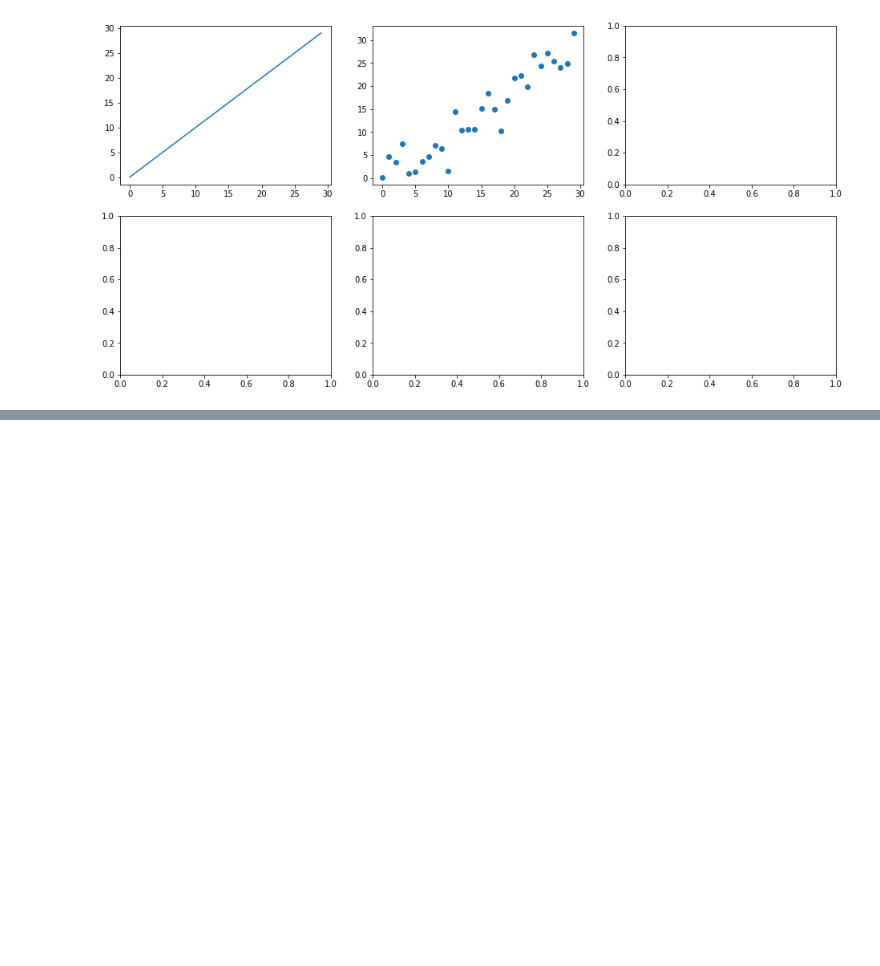
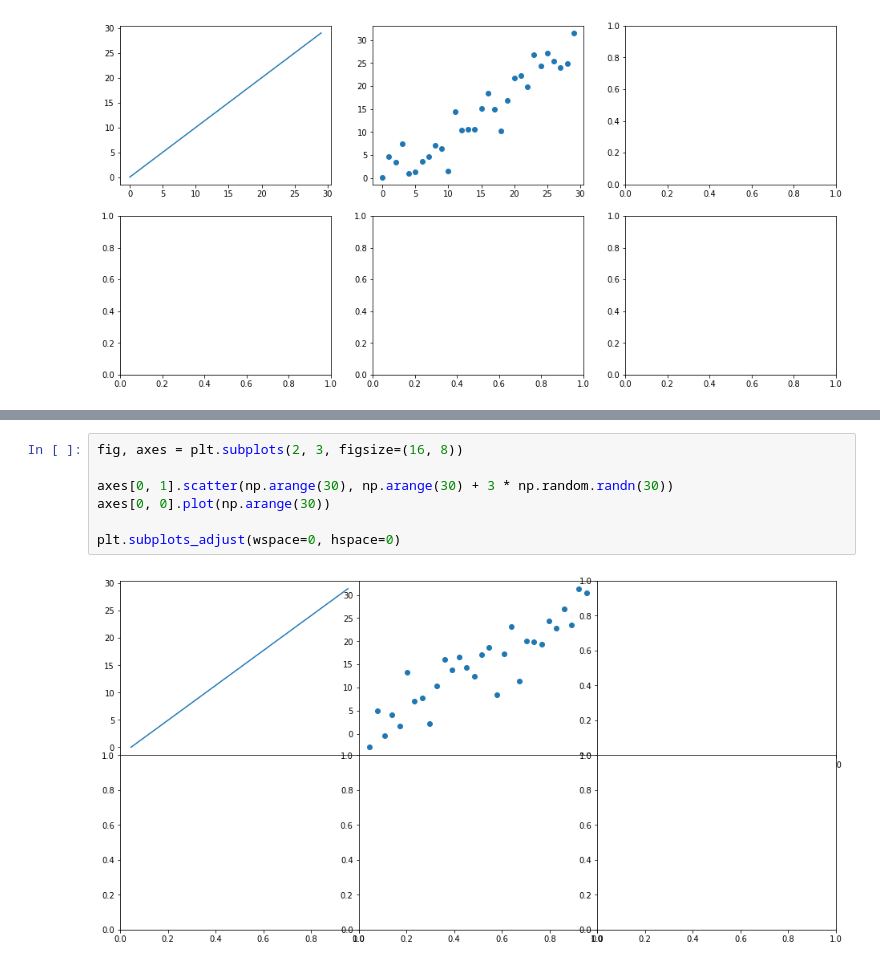
Before and after one commit to langliu/mybinder, a Jupyter notebook: matplotlib绘图.ipynb, the cells around one changed output, grey strips where cells are left out. Cells and saved outputs as stored; diff of their text form; blank space fills up the shorter version.

```diff
--- a/matplotlib绘图.ipynb
+++ b/matplotlib绘图.ipynb
@@ -56,0 +62,9 @@ axes[0, 0].plot(np.arange(30))
+# %%
+fig, axes = plt.subplots(2, 3, figsize=(16, 8))
+
+axes[0, 1].scatter(np.arange(30), np.arange(30) + 3 * np.random.randn(30))
+axes[0, 0].plot(np.arange(30))
+
+plt.subplots_adjust(wspace=0, hspace=0)
+# %% [output]
+[figure, added]
```
Also changed, not shown: parts of 23 cells of this notebook.
